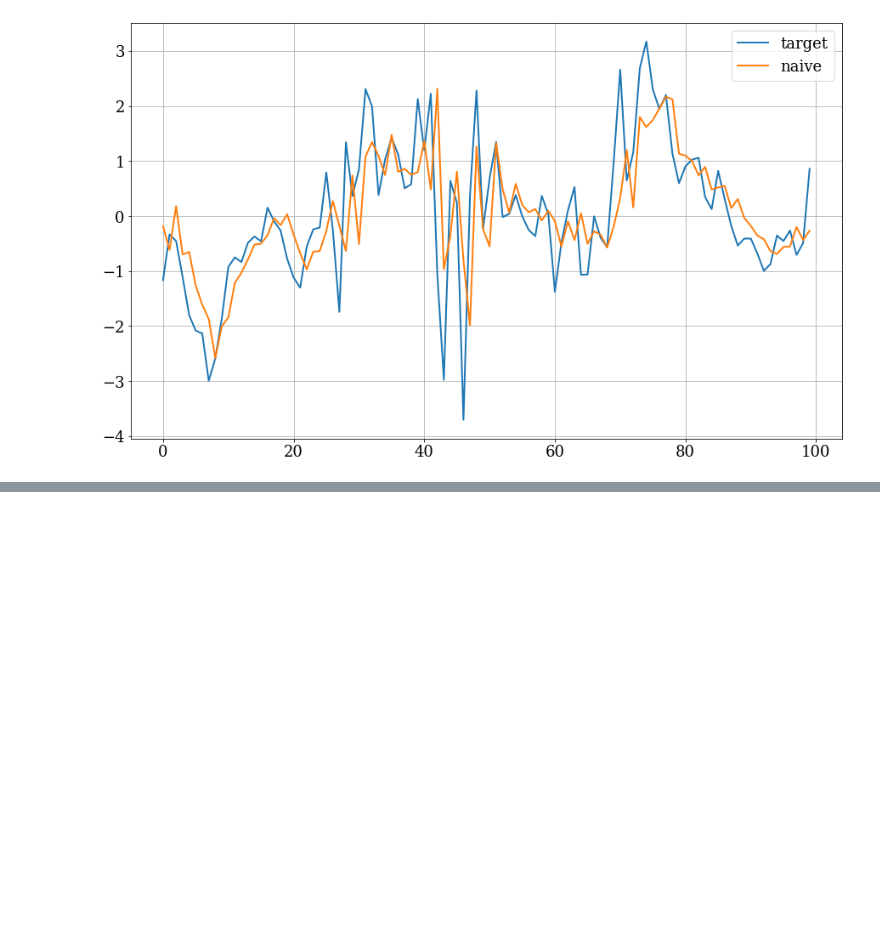
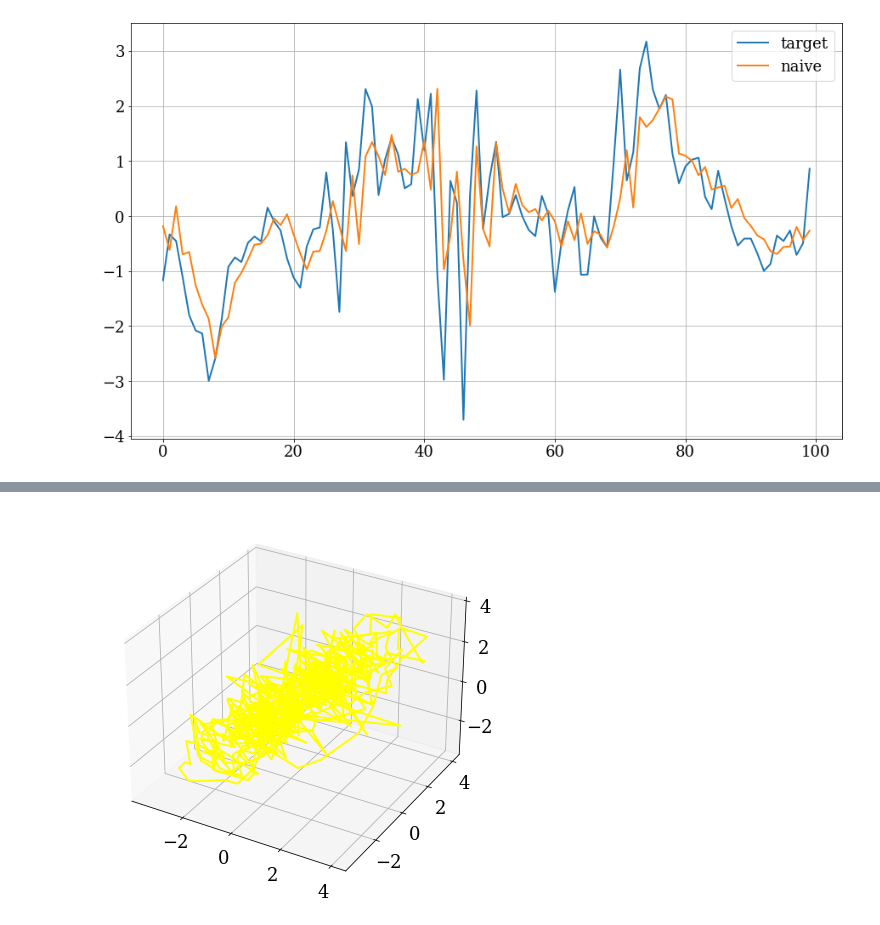
Before and after one commit to Intelligent-Systems-Phystech/2022-Project-90, a Jupyter notebook: code/main.ipynb, the cells around one changed output, grey strips where cells are left out. Cells and saved outputs as stored; diff of their text form; code cells hidden in the pictures; blank space fills up the shorter version.

```diff
--- a/code/main.ipynb
+++ b/code/main.ipynb
@@ -166,0 +259,16 @@ for col in cyclic_preds.columns[1:]:
+# %%
+embed_target = edm.Embed(dataFrame=cut_devices_data.iloc[:, :],
+                         columns=[main_target],
+                         tau=-2,
+                         E=3)
+
+fig = plt.figure()
+ax = fig.gca(projection='3d')
+ax.plot(embed_target.iloc[:, 0].values,
+        embed_target.iloc[:, 1].values,
+        embed_target.iloc[:, 2].values,
+        color = "yellow")
+
+plt.savefig("images/3d_target.png")
+# %% [output]
+[figure, added]
```
Also changed, not shown: parts of 8 cells of this notebook, 3 other files.
